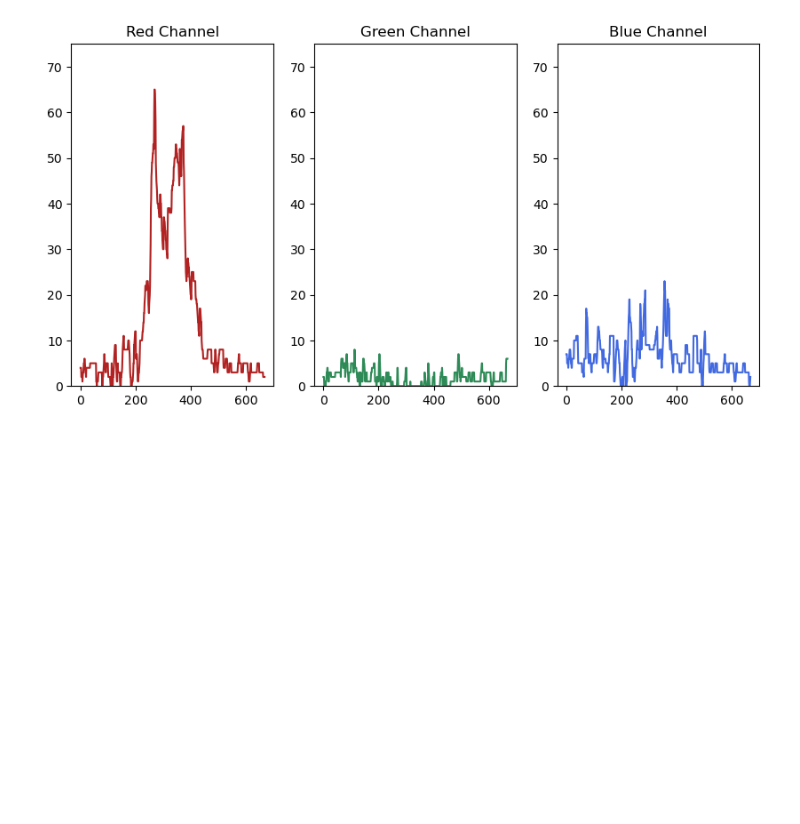
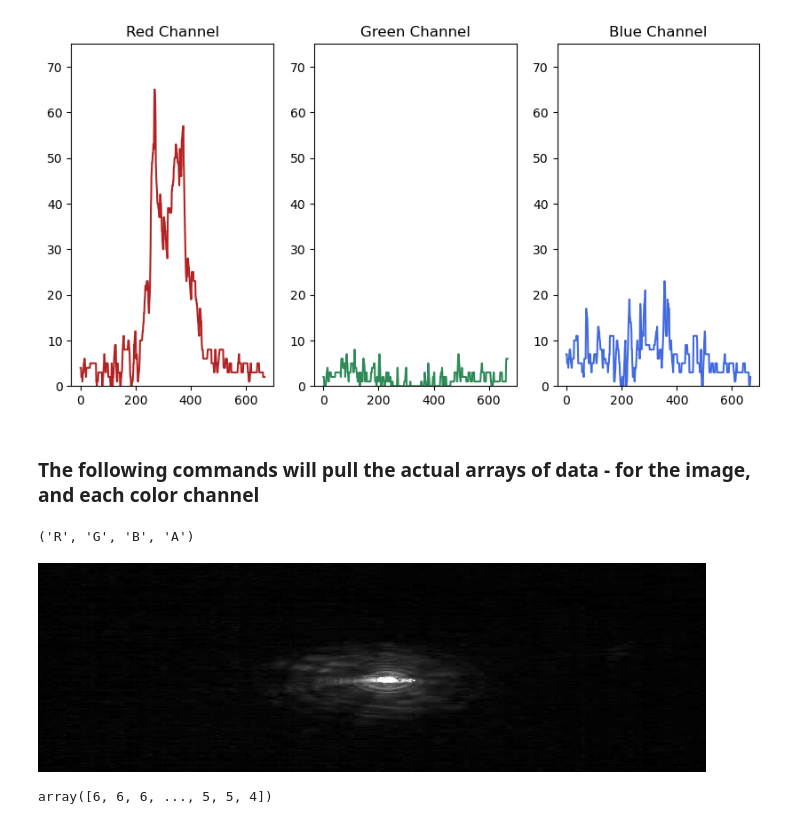
Before and after one commit to aelieber1/Lab601_SpectrometerProject, a Jupyter notebook: RGBA_Extraction.ipynb, the cells around one changed output. Cells and saved outputs as stored; diff of their text form; code cells hidden in the pictures; blank space fills up the shorter version.

Commit message:
PIL Commands Update

```diff
--- a/RGBA_Extraction.ipynb
+++ b/RGBA_Extraction.ipynb
@@ -79,3 +79,5 @@ plt.ylim(0,75)
 plt.show()
 # %% [output]
 [figure]
+# %% [markdown]
+### The following commands will pull the actual arrays of data - for the image, and each color channel
@@ -81,0 +89,13 @@ plt.show()
+# %%
+with Image.open(img_path) as im:
+    print(im.getbands())  # Returns ('R', 'G', 'B')
+# %% [output]
+('R', 'G', 'B', 'A')
+# %%
+img.getchannel(0)
+# %% [output]
+[figure, added]
+# %%
+np.array(list(img.getdata(band=0)))
+# %% [output]
+array([6, 6, 6, ..., 5, 5, 4])
```
Also changed, not shown: parts of 2 cells of this notebook.
